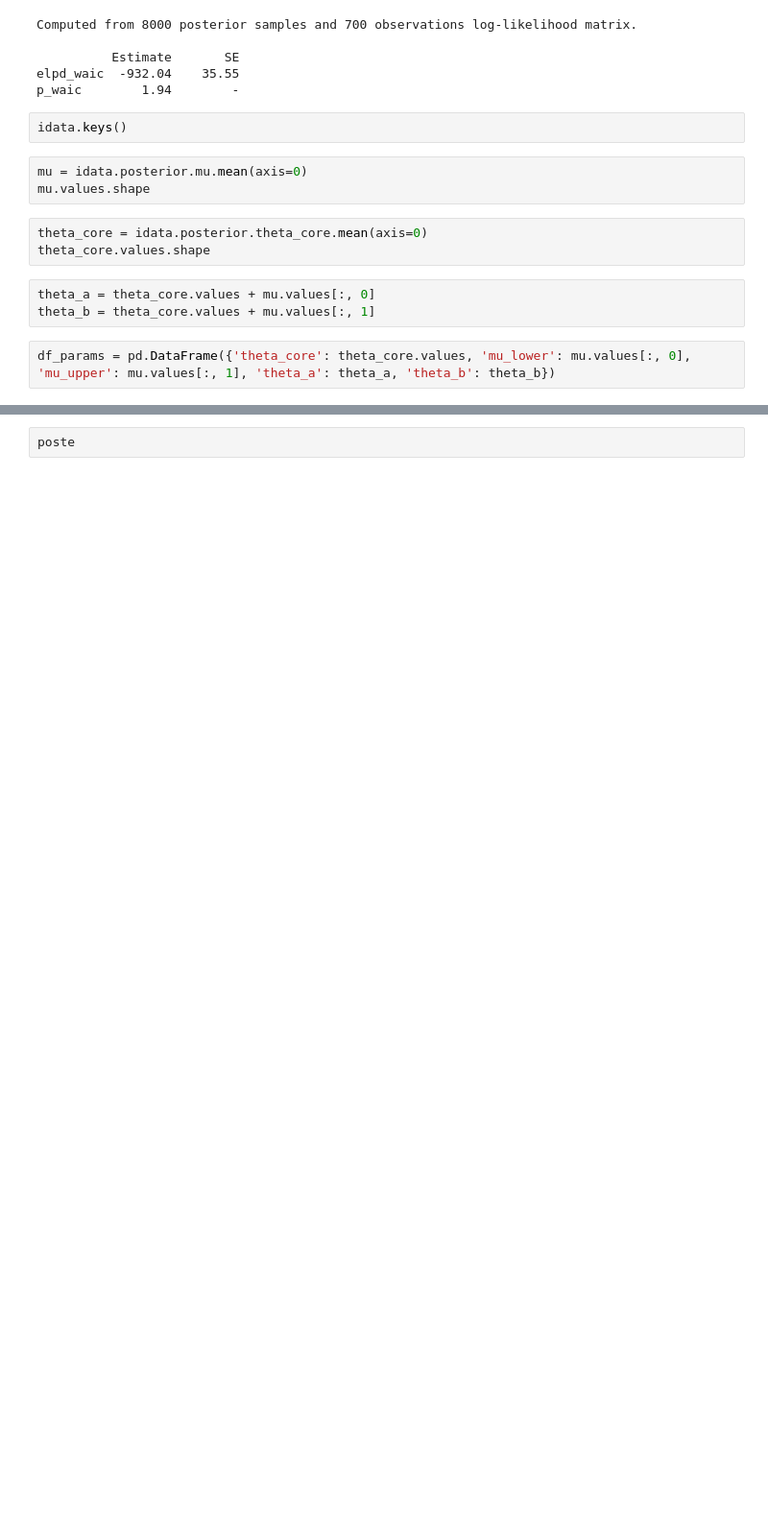
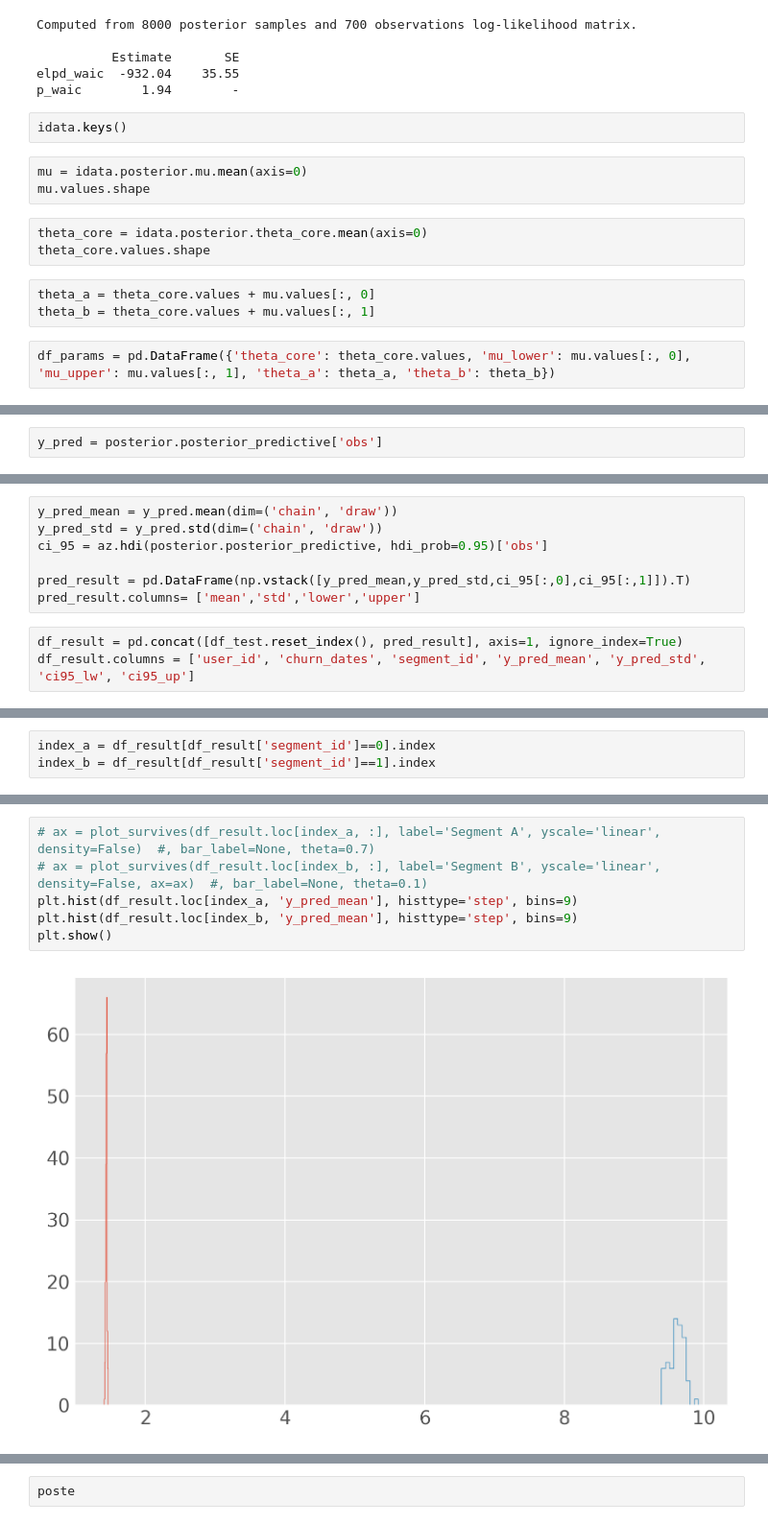
Before and after one commit to yukoga/cltv_contractual_with_jax, a Jupyter notebook: notebooks/pymc4 sandbox.ipynb, the cells around one changed output, grey strips where cells are left out. Shown at 96% size. Drawn from its saved outputs; the diff is of its cells as text; blank space fills up the shorter version.

```diff
--- a/notebooks/pymc4 sandbox.ipynb
+++ b/notebooks/pymc4 sandbox.ipynb
@@ -160,0 +171,2 @@ with model:
+# %%
+y_pred = posterior.posterior_predictive['obs']
@@ -160,0 +188,10 @@ with model:
+# %%
+y_pred_mean = y_pred.mean(dim=('chain', 'draw'))
+y_pred_std = y_pred.std(dim=('chain', 'draw'))
+ci_95 = az.hdi(posterior.posterior_predictive, hdi_prob=0.95)['obs']
+
+pred_result = pd.DataFrame(np.vstack([y_pred_mean,y_pred_std,ci_95[:,0],ci_95[:,1]]).T)
+pred_result.columns= ['mean','std','lower','upper']
+# %%
+df_result = pd.concat([df_test.reset_index(), pred_result], axis=1, ignore_index=True)
+df_result.columns = ['user_id', 'churn_dates', 'segment_id', 'y_pred_mean', 'y_pred_std', 'ci95_lw', 'ci95_up']
@@ -160,0 +207,3 @@ with model:
+# %%
+index_a = df_result[df_result['segment_id']==0].index
+index_b = df_result[df_result['segment_id']==1].index
@@ -160,0 +222,8 @@ with model:
+# %%
+# ax = plot_survives(df_result.loc[index_a, :], label='Segment A', yscale='linear', density=False)  #, bar_label=None, theta=0.7)
+# ax = plot_survives(df_result.loc[index_b, :], label='Segment B', yscale='linear', density=False, ax=ax)  #, bar_label=None, theta=0.1)
+plt.hist(df_result.loc[index_a, 'y_pred_mean'], histtype='step', bins=9)
+plt.hist(df_result.loc[index_b, 'y_pred_mean'], histtype='step', bins=9)
+plt.show()
+# %% [output]
+[figure, added]
```
Also changed, not shown: parts of 8 cells of this notebook.
